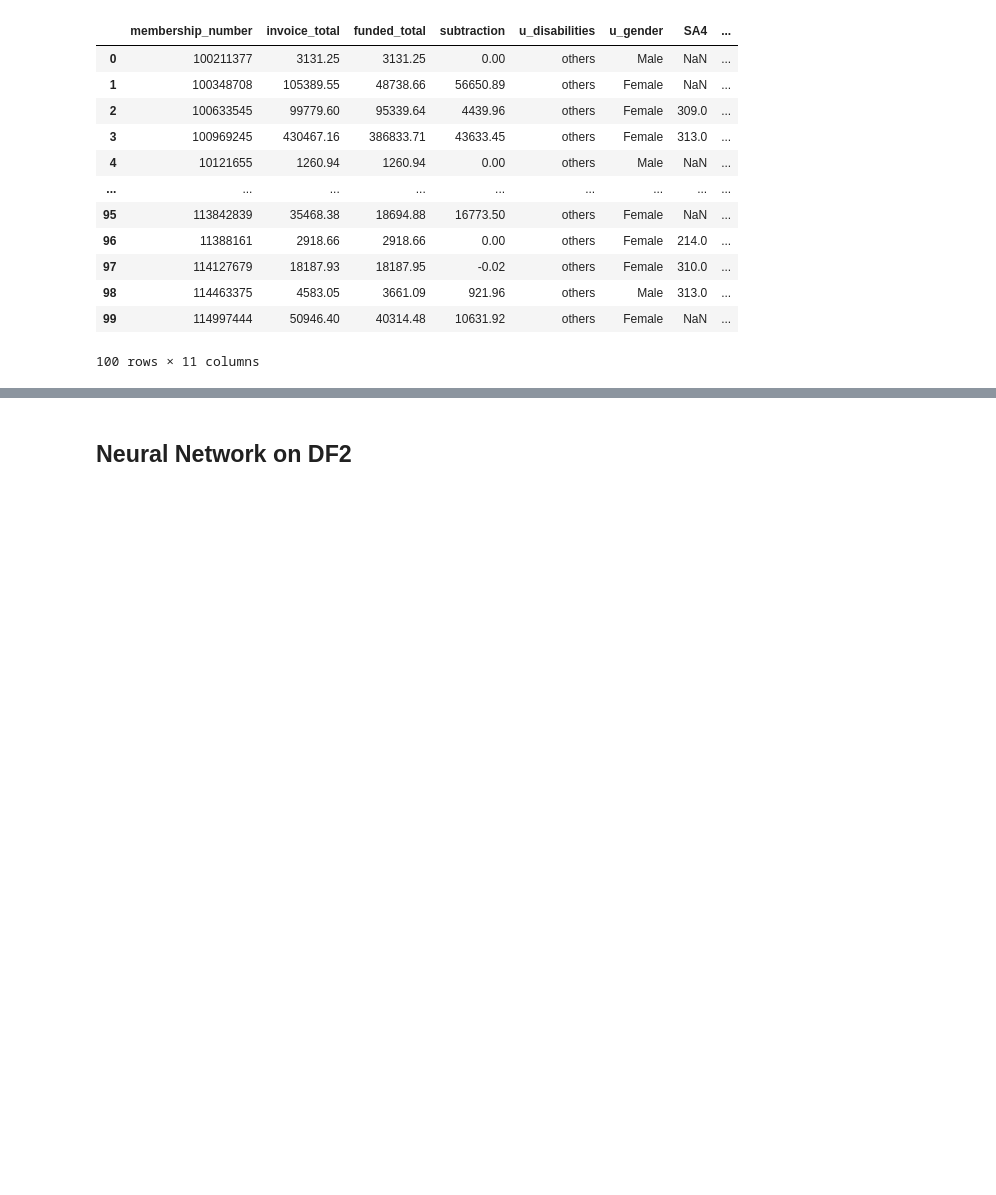
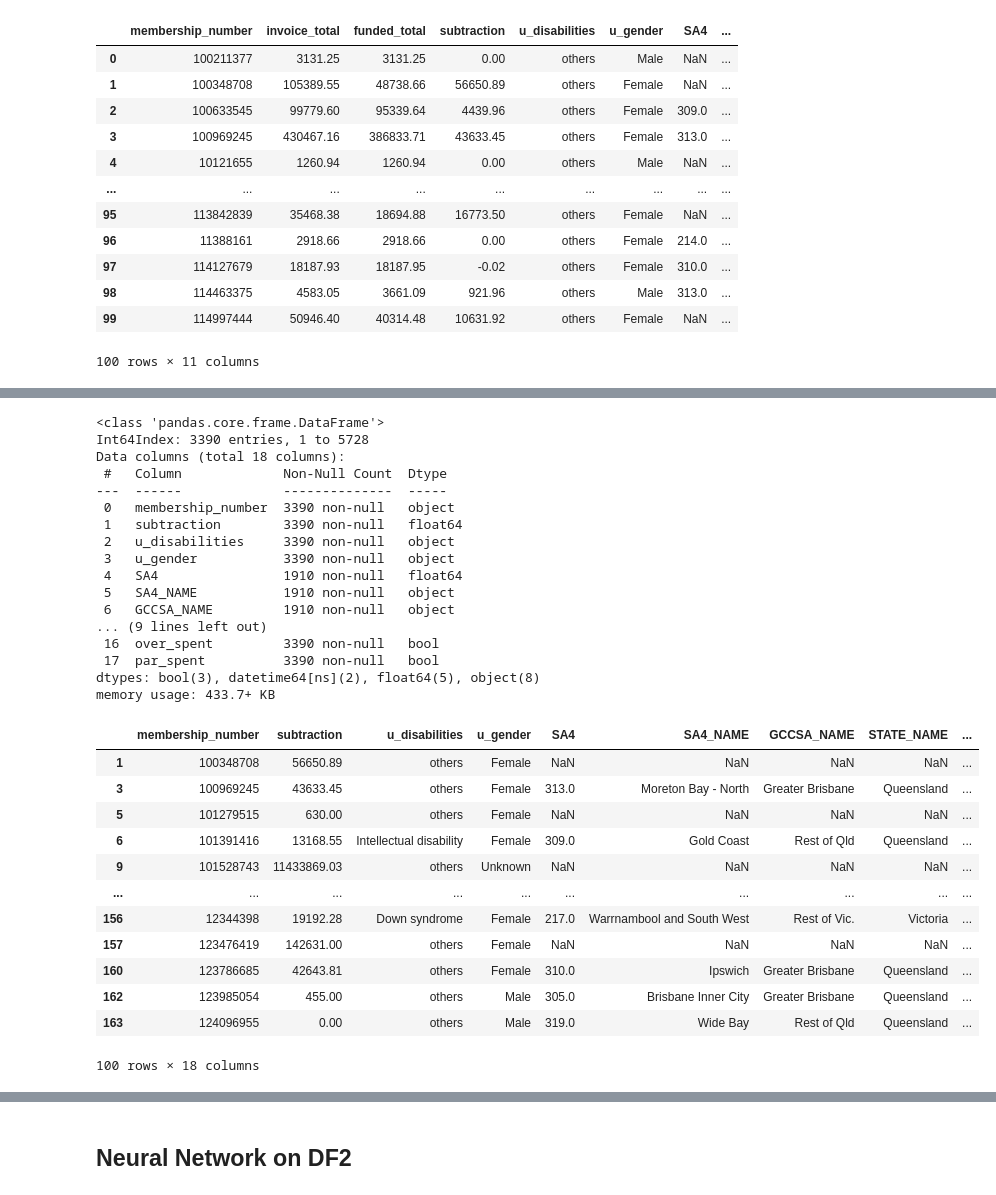
Before and after one commit to TheConMiz/ifn711_leap_in, a Jupyter notebook: LeapIn_Budget_Utilisation.ipynb, the cells around one changed output, grey strips where cells are left out. Drawn from its saved outputs; the diff is of its cells as text; code cells hidden in the pictures; blank space fills up the shorter version.

```diff
--- a/LeapIn_Budget_Utilisation.ipynb
+++ b/LeapIn_Budget_Utilisation.ipynb
@@ -542,0 +556,14 @@ NameError: name 'cleaned_df2' is not defined
+# %%
+df_plan2 = df_plan
+# Convert start and end_date to datetime
+df_plan2["start_date"] = pd.to_datetime(df_plan2["start_date"], format="%Y-%m-%d")
+df_plan2["end_date"] = pd.to_datetime(df_plan2["end_date"], format="%Y-%m-%d")
+# Sum up all based on plan_key
+df_grouped_plan2 = df_plan2.groupby(["plan_key"]).agg({"allocation": "sum", "remaining": "sum", "member_key": "first", "start_date": "first", "end_date": "first"}).reset_index()
+# Sort grouped df by start and end dates in descending order
+df_grouped_plan2 = df_grouped_plan2.sort_values(["start_date", "end_date"], ascending=[False, False])
+# Eliminate duplicate member keys by dropping all rows but the most recent ones
+df_grouped_plan2 = df_grouped_plan2.groupby(["member_key"]).agg({"start_date": "first", "end_date": "first", "plan_key": "first", "allocation": "first", "remaining": "first"}).reset_index()
+# Summary information for df_plan2
+df_grouped_plan2.info()
+df_grouped_plan2.head(100)
@@ -543,2 +597,61 @@ NameError: name 'cleaned_df2' is not defined
+# %%
+# Merge plan information with cleaned_df2
+temp_df2 = pd.merge(cleaned_df2, df_grouped_plan2, on="member_key", how="left")
+# Drop members without completed plans
+temp_df2 = temp_df2.dropna(subset=["plan_key"])
+# Recalculate the "subtraction" column
+# TODO: Find the plan progress rate: 100% for completion
+# Get current date. check if diff between current day and start > end and start
+# currentDate = pd.datetime.now().date()
+# if yes, 100% completion
+# if no, in progress.
+# ratio: (current_date - start_date) / (end_date - start_date)
+# temp_df2["plan_duration_elapsed"] = temp_df2["start_date"] / temp_df2["allocation"]
+# TODO: compare progress to allocated and spent. if the ratios are comparable, then alright. if skewed, problematic
+# ratio: (spent) / (allocated)
+temp_df2["spending_ratio"] = temp_df2["remaining"] / temp_df2["allocation"]
+# If different ratios, under/overspend.
+# TODO: CHECK AND MODIFY VALUES HERE
+under_spend_thres = 0.75
+par_spend_thres = 1.0
+temp_df2["under_spent"] = temp_df2["spending_ratio"] <= under_spend_thres
+temp_df2["over_spent"] = temp_df2["spending_ratio"] > par_spend_thres
+temp_df2["par_spent"] = temp_df2["spending_ratio"] == par_spend_thres
+# Drop outdated columns
+temp_df2 = temp_df2.drop(columns=["invoice_total", "funded_total"])
+# Display Summary information for cleaned_df2
+temp_df2.info()
+temp_df2.head(100)
+# %% [output]
+<class 'pandas.core.frame.DataFrame'>
+Int64Index: 3390 entries, 1 to 5728
+Data columns (total 18 columns):
+ #   Column             Non-Null Count  Dtype
+---  ------             --------------  -----
+ 0   membership_number  3390 non-null   object
+ 1   subtraction        3390 non-null   float64
+ 2   u_disabilities     3390 non-null   object
+ 3   u_gender           3390 non-null   object
+ 4   SA4                1910 non-null   float64
+ 5   SA4_NAME           1910 non-null   object
+ 6   GCCSA_NAME         1910 non-null   object
+... (9 lines left out)
+ 16  over_spent         3390 non-null   bool
+ 17  par_spent          3390 non-null   bool
+dtypes: bool(3), datetime64[ns](2), float64(5), object(8)
+memory usage: 433.7+ KB
+|  | membership_number | subtraction | u_disabilities | u_gender | SA4 | SA4_NAME | GCCSA_NAME | STATE_NAME | ... |
+| 1 | 100348708 | 56650.89 | others | Female | NaN | NaN | NaN | NaN | ... |
+| 3 | 100969245 | 43633.45 | others | Female | 313.0 | Moreton Bay - North | Greater Brisbane | Queensland | ... |
+| 5 | 101279515 | 630.00 | others | Female | NaN | NaN | NaN | NaN | ... |
+| 6 | 101391416 | 13168.55 | Intellectual disability | Female | 309.0 | Gold Coast | Rest of Qld | Queensland | ... |
+| 9 | 101528743 | 11433869.03 | others | Unknown | NaN | NaN | NaN | NaN | ... |
+| ... | ... | ... | ... | ... | ... | ... | ... | ... | ... |
+| 156 | 12344398 | 19192.28 | Down syndrome | Female | 217.0 | Warrnambool and South West | Rest of Vic. | Victoria | ... |
+| 157 | 123476419 | 142631.00 | others | Female | NaN | NaN | NaN | NaN | ... |
+| 160 | 123786685 | 42643.81 | others | Female | 310.0 | Ipswich | Greater Brisbane | Queensland | ... |
+| 162 | 123985054 | 455.00 | others | Male | 305.0 | Brisbane Inner City | Greater Brisbane | Queensland | ... |
+| 163 | 124096955 | 0.00 | others | Male | 319.0 | Wide Bay | Rest of Qld | Queensland | ... |
+100 rows × 18 columns
 # %%
 # One-Hot Encoding of cleaned_df2
```
Also changed, not shown: parts of 10 cells of this notebook, 1 other file.
